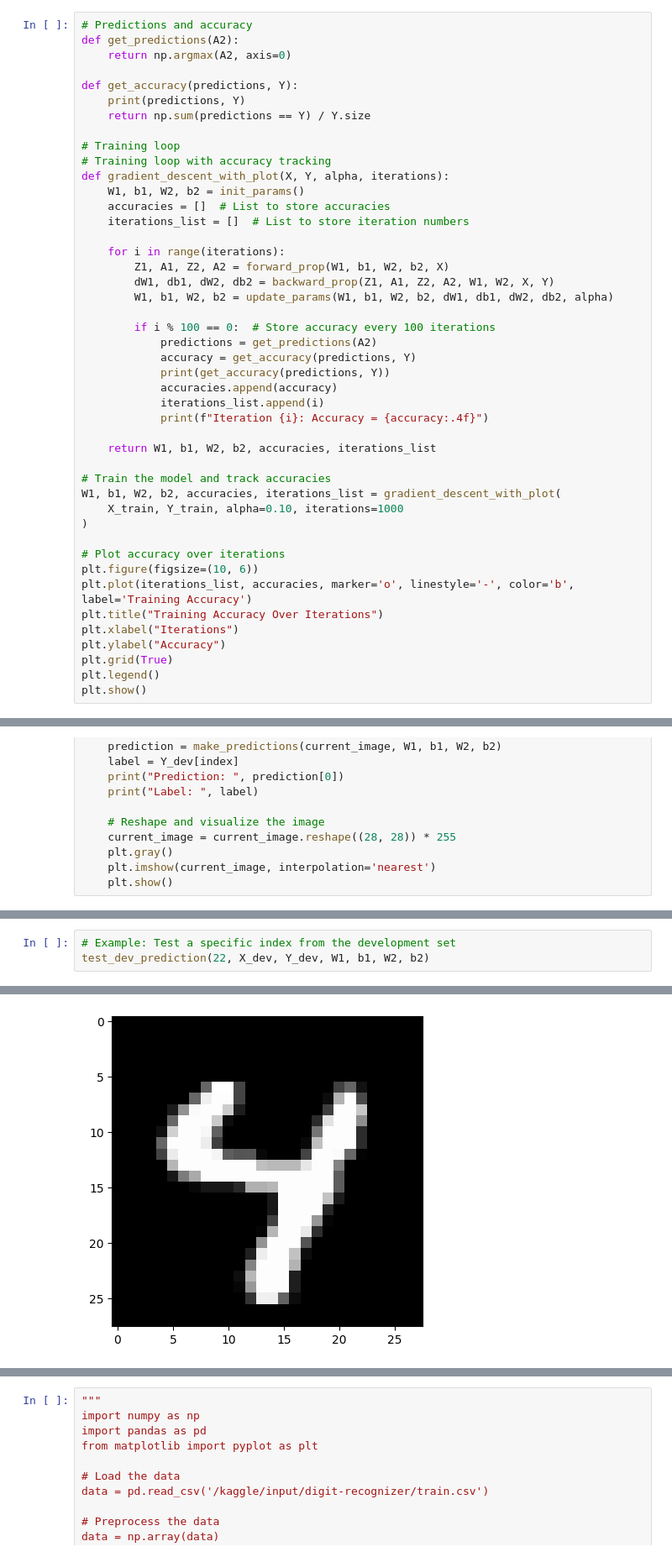
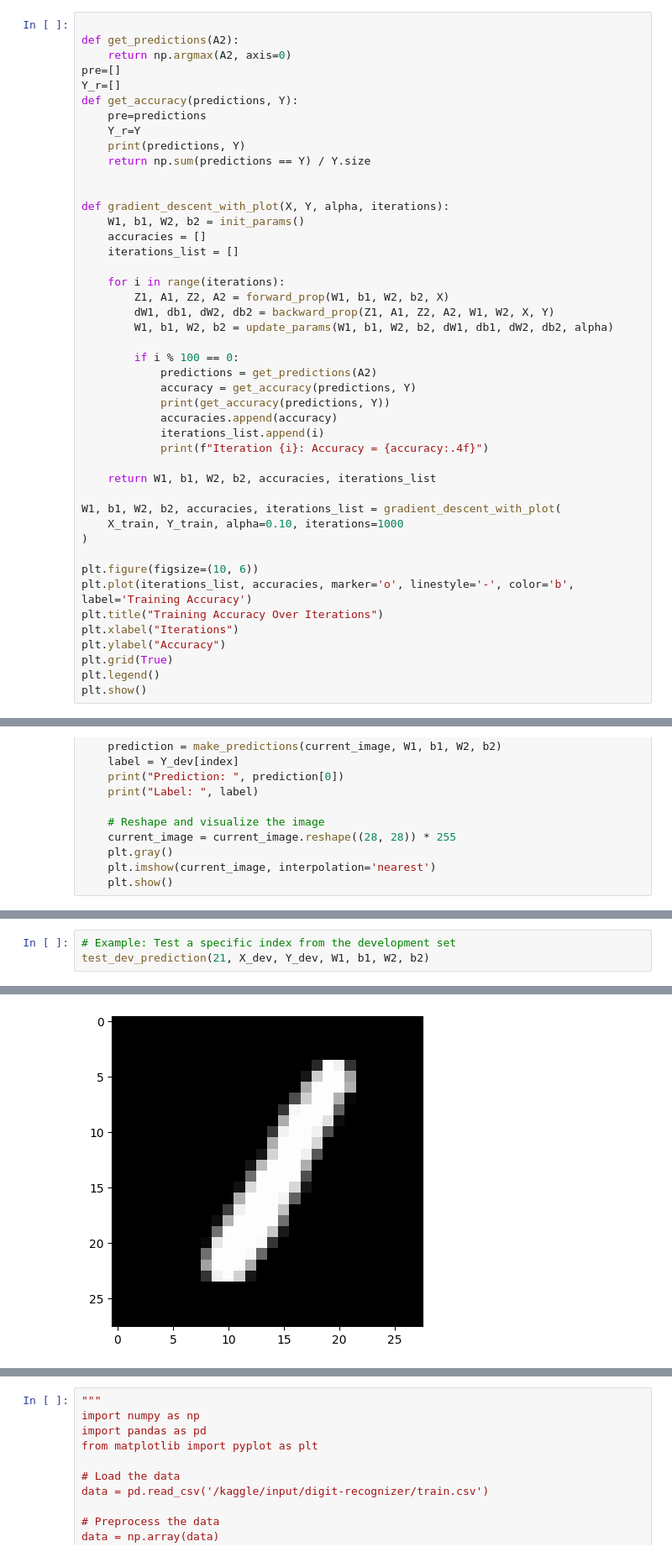
Before and after one commit to ol752274/Ml_Project1, a Jupyter notebook: mlp.ipynb, the cells around one changed output, grey strips where cells are left out. Shown at 84% size. Saved outputs shown, nothing was run; the diff lists cells and outputs as text.

```diff
--- a/mlp.ipynb
+++ b/mlp.ipynb
@@ -93,27 +89,29 @@ def update_params(W1, b1, W2, b2, dW1, db1, dW2, db2, alpha):
     b2 -= alpha * db2
     return W1, b1, W2, b2
 # %%
-# Predictions and accuracy
+
 def get_predictions(A2):
     return np.argmax(A2, axis=0)
-
+pre=[]
+Y_r=[]
 def get_accuracy(predictions, Y):
+    pre=predictions
+    Y_r=Y
     print(predictions, Y)
     return np.sum(predictions == Y) / Y.size
 
-# Training loop
-# Training loop with accuracy tracking
+
 def gradient_descent_with_plot(X, Y, alpha, iterations):
     W1, b1, W2, b2 = init_params()
-    accuracies = []  # List to store accuracies
-    iterations_list = []  # List to store iteration numbers
+    accuracies = []
+    iterations_list = []
 
     for i in range(iterations):
         Z1, A1, Z2, A2 = forward_prop(W1, b1, W2, b2, X)
         dW1, db1, dW2, db2 = backward_prop(Z1, A1, Z2, A2, W1, W2, X, Y)
         W1, b1, W2, b2 = update_params(W1, b1, W2, b2, dW1, db1, dW2, db2, alpha)
 
-        if i % 100 == 0:  # Store accuracy every 100 iterations
+        if i % 100 == 0:
             predictions = get_predictions(A2)
             accuracy = get_accuracy(predictions, Y)
             print(get_accuracy(predictions, Y))
@@ -123,12 +121,10 @@ def gradient_descent_with_plot(X, Y, alpha, iterations):
 
     return W1, b1, W2, b2, accuracies, iterations_list
 
-# Train the model and track accuracies
 W1, b1, W2, b2, accuracies, iterations_list = gradient_descent_with_plot(
     X_train, Y_train, alpha=0.10, iterations=1000
 )
 
-# Plot accuracy over iterations
 plt.figure(figsize=(10, 6))
 plt.plot(iterations_list, accuracies, marker='o', linestyle='-', color='b', label='Training Accuracy')
 plt.title("Training Accuracy Over Iterations")
@@ -192,4 +188,4 @@ Label:  2
 # %%
 # Example: Test a specific index from the development set
-test_dev_prediction(22, X_dev, Y_dev, W1, b1, W2, b2)
+test_dev_prediction(21, X_dev, Y_dev, W1, b1, W2, b2)
 # %% [output]
@@ -198 +194 @@ Label:  4
-[figure, old version]
+[figure, new version]
```
Also changed, not shown: parts of 11 cells of this notebook, 9 other files.
